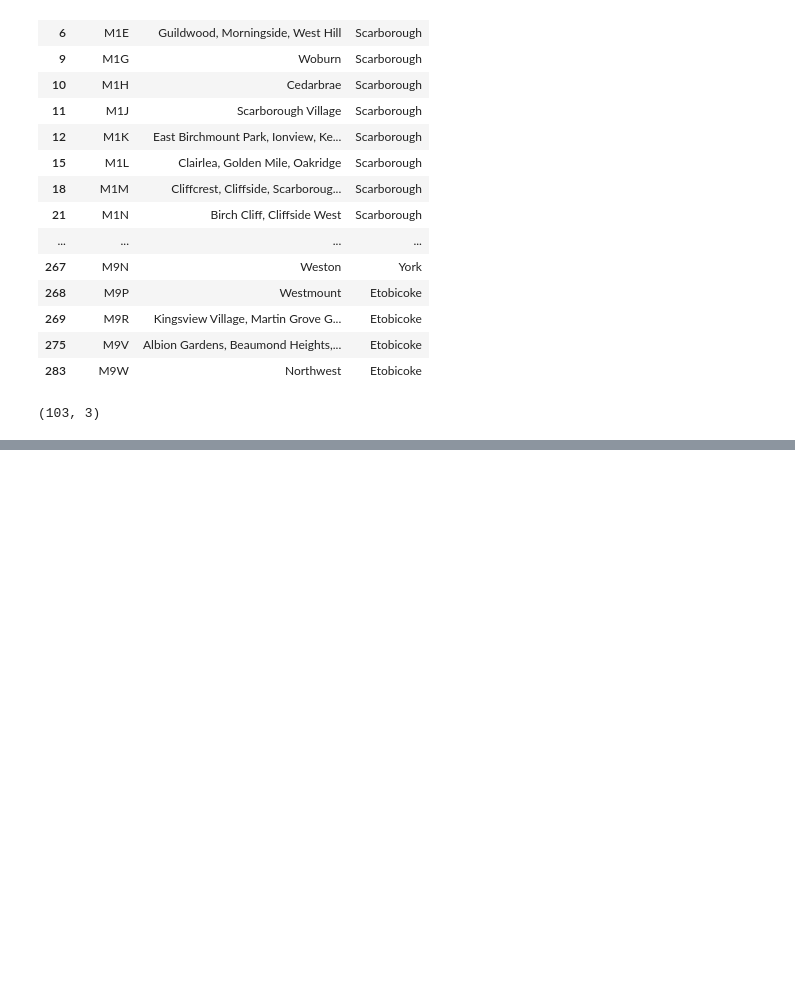
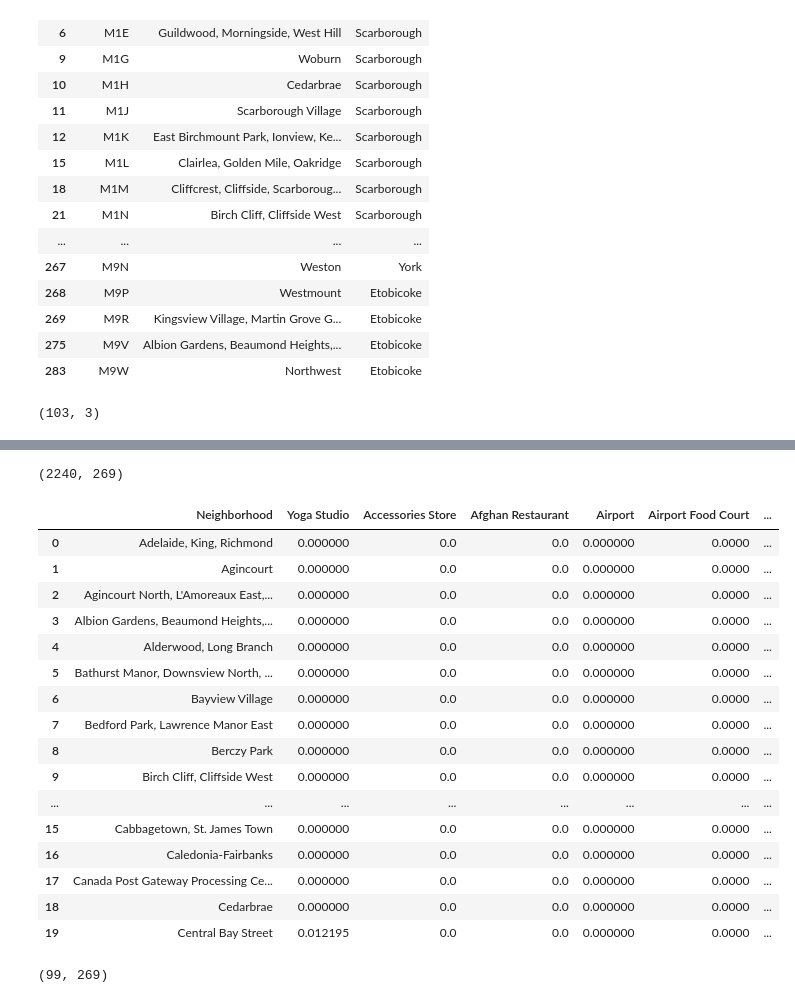
Before and after one commit to thuthuyftu49/coursera-capstion-week-3, a Jupyter notebook: Coursera_Capstone_Week_3.ipynb, the cells around one changed output, grey strips where cells are left out. Saved outputs shown, nothing was run; the diff lists cells and outputs as text; code cells hidden in the pictures; blank space fills up the shorter version.

```diff
--- a/Coursera_Capstone_Week_3.ipynb
+++ b/Coursera_Capstone_Week_3.ipynb
@@ -276,0 +292,11 @@ print(new_main3.shape)
+# %%
+# Aggregating Latitude and Longitude using pd.merde, based on common key column
+new_main3 = pd.merge (new_main2, df_geo, on='Postcode')
+
+# sorting by Postcode
+new_main3.sort_values('Postcode', ascending=1, inplace=True)
+
+# reindexing
+new_main3 = new_main3.reset_index(drop=True)
+
+new_main3.head()
@@ -276,0 +314,6 @@ print(new_main3.shape)
+# %%
+# Setting the Foursquare credentials to access API
+CLIENT_ID = '41TZ0AFJOJYAQ203YFPH3FHBCH1GMVHG05GO3MUVUBFH1ERM' # Foursquare ID
+CLIENT_SECRET = 'OEUT5WRSLNR5MVFEXTJUASGBCRS0SVDSP1FM0K3BYHVLM1BK' # Foursquare Secret
+VERSION = '20180605' # Foursquare API version
+LIMIT = 100
@@ -276,0 +364,5 @@ print(new_main3.shape)
+# %%
+toronto_venues = getNearbyVenues(names=new_main3['Neighborhood'],
+                                   latitudes=new_main3['Latitude'],
+                                   longitudes=new_main3['Longitude']
+                                  )
@@ -276,0 +425,14 @@ print(new_main3.shape)
+# %%
+# Analysis per Neighbourhood
+
+# one hot encoding
+toronto_onehot = pd.get_dummies(toronto_venues[['Venue Category']], prefix="", prefix_sep="")
+
+# add Neighbourhood column back to dataframe
+toronto_onehot['Neighborhood'] = toronto_venues['Neighborhood']
+
+# move Neighbourhood column to the first column
+fixed_columns = [toronto_onehot.columns[-1]] + list(toronto_onehot.columns[:-1])
+toronto_onehot = toronto_onehot[fixed_columns]
+
+toronto_onehot.head()
@@ -276,0 +446,30 @@ print(new_main3.shape)
+# %%
+# checking df shape
+toronto_onehot.shape
+# %% [output]
+(2240, 269)
+# %%
+toronto_grouped = toronto_onehot.groupby('Neighborhood').mean().reset_index()
+toronto_grouped.head(20)
+# %% [output]
+|  | Neighborhood | Yoga Studio | Accessories Store | Afghan Restaurant | Airport | Airport Food Court | ... |
+| 0 | Adelaide, King, Richmond | 0.000000 | 0.0 | 0.0 | 0.000000 | 0.0000 | ... |
+| 1 | Agincourt | 0.000000 | 0.0 | 0.0 | 0.000000 | 0.0000 | ... |
+| 2 | Agincourt North, L'Amoreaux East,... | 0.000000 | 0.0 | 0.0 | 0.000000 | 0.0000 | ... |
+| 3 | Albion Gardens, Beaumond Heights,... | 0.000000 | 0.0 | 0.0 | 0.000000 | 0.0000 | ... |
+| 4 | Alderwood, Long Branch | 0.000000 | 0.0 | 0.0 | 0.000000 | 0.0000 | ... |
+| 5 | Bathurst Manor, Downsview North, ... | 0.000000 | 0.0 | 0.0 | 0.000000 | 0.0000 | ... |
+| 6 | Bayview Village | 0.000000 | 0.0 | 0.0 | 0.000000 | 0.0000 | ... |
+| 7 | Bedford Park, Lawrence Manor East | 0.000000 | 0.0 | 0.0 | 0.000000 | 0.0000 | ... |
+| 8 | Berczy Park | 0.000000 | 0.0 | 0.0 | 0.000000 | 0.0000 | ... |
+| 9 | Birch Cliff, Cliffside West | 0.000000 | 0.0 | 0.0 | 0.000000 | 0.0000 | ... |
+| ... | ... | ... | ... | ... | ... | ... | ... |
+| 15 | Cabbagetown, St. James Town | 0.000000 | 0.0 | 0.0 | 0.000000 | 0.0000 | ... |
+| 16 | Caledonia-Fairbanks | 0.000000 | 0.0 | 0.0 | 0.000000 | 0.0000 | ... |
+| 17 | Canada Post Gateway Processing Ce... | 0.000000 | 0.0 | 0.0 | 0.000000 | 0.0000 | ... |
+| 18 | Cedarbrae | 0.000000 | 0.0 | 0.0 | 0.000000 | 0.0000 | ... |
+| 19 | Central Bay Street | 0.012195 | 0.0 | 0.0 | 0.000000 | 0.0000 | ... |
+# %%
+toronto_grouped.shape
+# %% [output]
+(99, 269)
```
Also changed, not shown: parts of 22 cells of this notebook.
